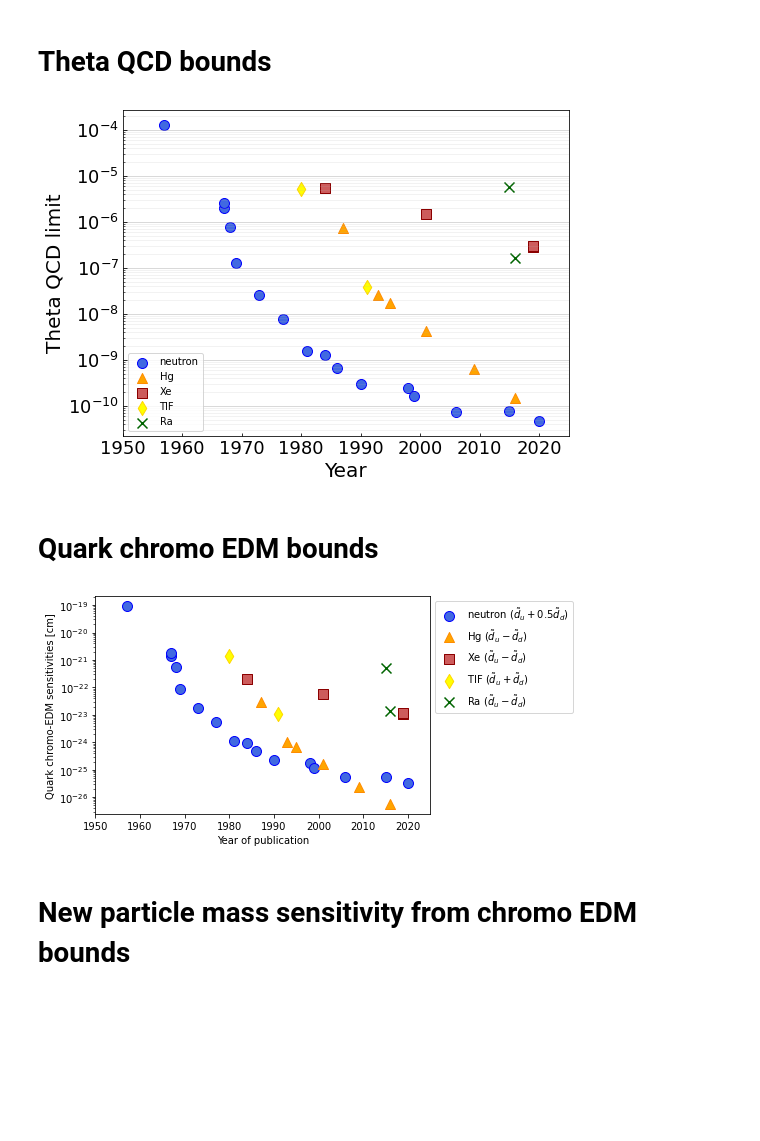
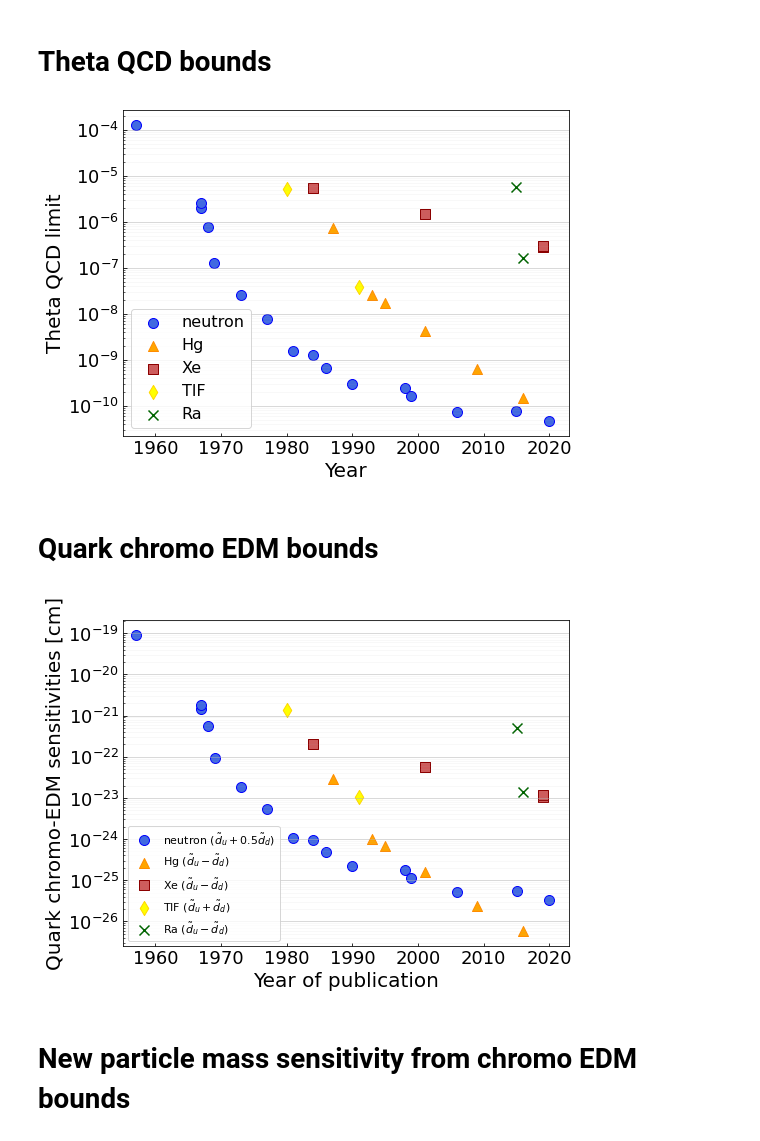
Before and after one commit to Jayich-Lab/EDM-Limits, a Jupyter notebook: EDM Limits.ipynb, the cells around one changed output. Saved outputs shown, nothing was run; the diff lists cells and outputs as text; code cells hidden in the pictures; blank space fills up the shorter version.

Commit message:
unified plot styles

```diff
--- a/EDM Limits.ipynb
+++ b/EDM Limits.ipynb
@@ -374,6 +374,24 @@ hg_vals = Plottables(hg_EDMs)
 xe_vals = Plottables(xe_EDMs)
 tlf_vals = Plottables(tlf_EDMs)
 ra_vals = Plottables(ra_EDMs)
+
+
+n_kwargs = {'marker':"o", 'color':"royalblue", 'label':"neutron",
+            's':100, 'edgecolor':"b"}
+hg_kwargs = {'marker':"^", 'color':"orange", 'label':"Hg",
+            's':100, 'edgecolor':"darkorange"}
+xe_kwargs = {'marker':"s", 'color':"indianred", 'label':"Xe",
+            's':100, 'edgecolor':"darkred"}
+tlf_kwargs = {'marker':"d", 'color':"yellow", 'label':"TlF",
+            's':100, 'edgecolor':"gold"}
+ra_kwargs = {'marker':"x", 'color':"darkgreen", 'label':"Ra",
+            's':100}
+
+year_i = 1955
+year_f = 2023
+
+ma_alpha = 0.6
+mi_alpha = 0.1
 # %% [markdown]
 # EDM limits of hadronic species
 # %%
@@ -436,57 +443,62 @@ ax.scatter(ra_vals.years, ra_vals.thetas, **ra_kwargs)
 
 
 ax.set_yscale("log")
-ax.set_xlim(1950, 2025)
+ax.set_xlim(year_i, year_f)
 ax.tick_params(axis="both", which='both', direction="in", labelsize=18)
-ax.grid(axis='y', which='major', ls='-', alpha=0.6)
-ax.grid(axis='y', which='minor', ls='-', alpha=0.2)
+ax.grid(axis='y', which='major', ls='-', alpha=ma_alpha)
+ax.grid(axis='y', which='minor', ls='-', alpha=mi_alpha)
 fontsize = 20
 ax.set_xlabel("Year", fontsize=fontsize)
 ax.set_ylabel("Theta QCD limit", fontsize=fontsize)
-plt.legend(loc='lower left')
+plt.legend(loc='lower left', fontsize=16)
 
 plot_name = "theta-qcd-limits.png"
 plot_path = os.path.join("plots", plot_name)
 fig.savefig(plot_path, dpi=300, transparent=True, bbox_inches='tight')
 # %% [output]
-[figure, old version]
+[figure, new version]
 # %% [markdown]
 # Quark chromo EDM bounds
 # %%
-fig, ax = plt.subplots()
+fig, ax = plt.subplots(figsize=(8, 6))
 
 n_q_kwargs = _cp.deepcopy(n_kwargs)
 n_q_kwargs['label'] = r"neutron ($\tilde{d}_u+0.5\tilde{d}_d$)"
 
 hg_q_kwargs = _cp.deepcopy(hg_kwargs)
 hg_q_kwargs['label'] = r"Hg ($\tilde{d}_u-\tilde{d}_d$)"
 
 xe_q_kwargs = _cp.deepcopy(xe_kwargs)
 xe_q_kwargs['label'] = r"Xe ($\tilde{d}_u-\tilde{d}_d$)"
 
 tlf_q_kwargs = _cp.deepcopy(tlf_kwargs)
 tlf_q_kwargs['label'] = r"TIF ($\tilde{d}_u+\tilde{d}_d$)"
 
 ra_q_kwargs = _cp.deepcopy(ra_kwargs)
 ra_q_kwargs['label'] = r"Ra ($\tilde{d}_u-\tilde{d}_d$)"
 
 ax.scatter(n_vals.years, n_vals.cedms, **n_q_kwargs)
 ax.scatter(hg_vals.years, hg_vals.cedms, **hg_q_kwargs)
 ax.scatter(xe_vals.years, xe_vals.cedms, **xe_q_kwargs)
 ax.scatter(tlf_vals.years, tlf_vals.cedms, **tlf_q_kwargs)
 ax.scatter(ra_vals.years, ra_vals.edms, **ra_q_kwargs)
 
 ax.set_yscale("log")
-ax.set_xlim(1950, 2025)
-ax.set_ylabel(r"Quark chromo-EDM sensitivities [cm]")
-ax.set_xlabel("Year of publication")
-ax.legend(loc='upper left', bbox_to_anchor=(1, 1))
+ax.set_xlim(year_i, year_f)
+ax.tick_params(axis="both", which='both', direction="in", labelsize=18)
+ax.grid(axis='y', which='major', ls='-', alpha=ma_alpha)
+ax.grid(axis='y', which='minor', ls='-', alpha=mi_alpha)
+fontsize = 20
+ax.set_xlabel("Year of publication", fontsize=fontsize)
+ax.set_ylabel(r"Quark chromo-EDM sensitivities [cm]", fontsize=fontsize)
+plt.legend(loc='lower left', fontsize=11)
+
 
 plot_name = "quark-chromo-edm-limits.png"
 plot_path = os.path.join("plots", plot_name)
 fig.savefig(plot_path, dpi=300, transparent=True, bbox_inches='tight')
 # %% [output]
-[figure, old version]
+[figure, new version]
 # %% [markdown]
 # New particle mass sensitivity from chromo EDM bounds
 # %%
```
Also changed, not shown: parts of 2 cells of this notebook, 4 other files.
